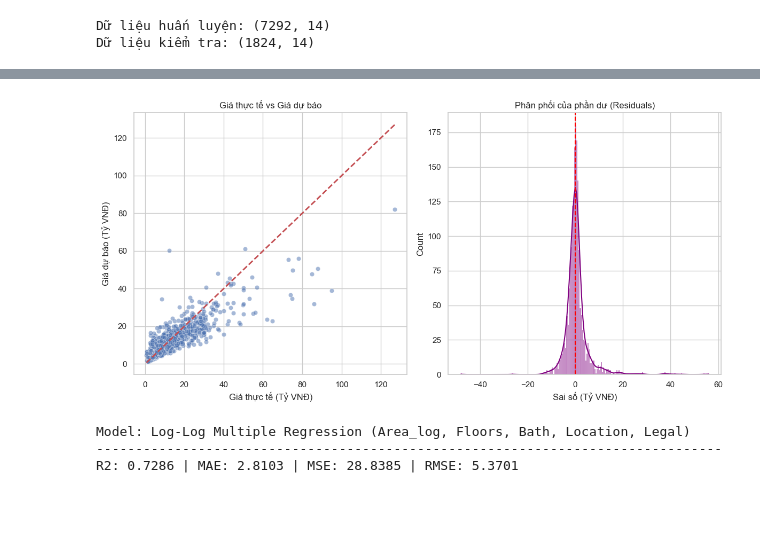
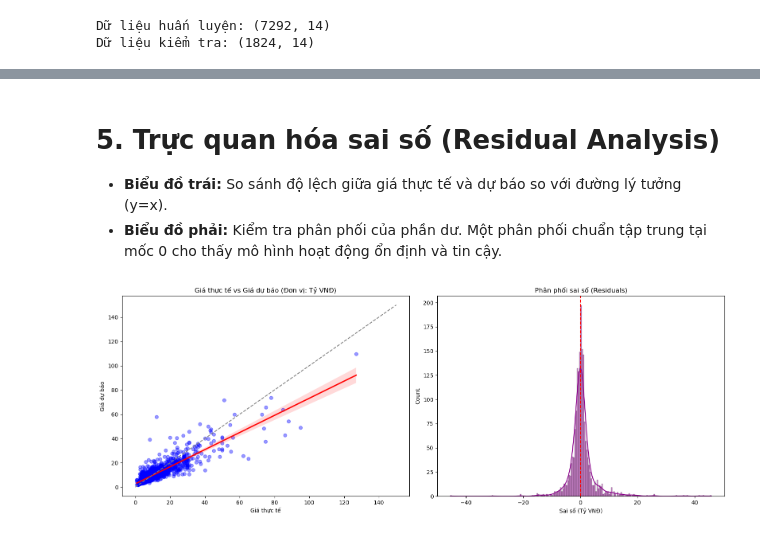
Before and after one commit to pqthinh232/ML-Lab02-Linear_Regression_Project-Real_Estate_Price_Analysis_and_Prediction, a Jupyter notebook: modeling/model_1(QThinh).ipynb, the cells around one changed output, grey strips where cells are left out. Drawn from its saved outputs; the diff is of its cells as text; code cells hidden in the pictures; blank space fills up the shorter version.

```diff
--- a/modeling/model_1(QThinh).ipynb
+++ b/modeling/model_1(QThinh).ipynb
@@ -56,10 +64,10 @@ Số lượng đặc trưng sau khi mã hóa: 37
 # %%
-# Khởi tạo mô hình OLS
-model = LinearRegression()
+# Khởi tạo và huấn luyện mô hình OLS
+final_model = LinearRegression()
+final_model.fit(X_train, y_train)
 
-# Huấn luyện trên thang đo Log
-model.fit(X_train, y_train)
-
-print("Huấn luyện mô hình hoàn tất!")
-print(f"Hệ số chặn (Intercept): {model.intercept_:.4f}")
+print("--- QUY TRÌNH HUẤN LUYỆN HOÀN TẤT ---")
+print(f"Hệ số chặn (Intercept): {final_model.intercept_:.4f}")
+for col, coef in zip(X_train.columns, final_model.coef_):
+    print(f"  > {col}: {coef:.4f}")
 # %% [output]
@@ -105,36 +120,27 @@ display(results)
+# %% [markdown]
+# 5. Trực quan hóa sai số (Residual Analysis)
+* **Biểu đồ trái:** So sánh độ lệch giữa giá thực tế và dự báo so với đường lý tưởng (y=x).
+* **Biểu đồ phải:** Kiểm tra phân phối của phần dư. Một phân phối chuẩn tập trung tại mốc 0 cho thấy mô hình hoạt động ổn định và tin cậy.
 # %%
-plt.figure(figsize=(12, 6))
+plt.figure(figsize=(16, 6))
 
-# Tính toán phần dư (Residuals)
+# Biểu đồ 1: Thực tế vs Dự đoán
+plt.subplot(1, 2, 1)
+sns.regplot(x=y_test_original, y=y_pred_original, scatter_kws={'alpha':0.4, 'color':'blue'}, line_kws={'color':'red'})
+plt.plot([0, 150], [0, 150], '--', color='gray') # Đường lý tưởng
+plt.title("Giá thực tế vs Giá dự báo (Đơn vị: Tỷ VNĐ)")
+plt.xlabel("Giá thực tế")
+plt.ylabel("Giá dự báo")
+
+# Biểu đồ 2: Phân phối phần dư (Residuals)
+plt.subplot(1, 2, 2)
 residuals = y_test_original - y_pred_original
-
-# Vẽ biểu đồ Scatter giữa giá thực tế và giá dự báo
-plt.subplot(1, 2, 1)
-sns.scatterplot(x=y_test_original, y=y_pred_original, alpha=0.5)
-plt.plot([y_test_original.min(), y_test_original.max()],
-         [y_test_original.min(), y_test_original.max()],
-         'r--', lw=2)
-plt.title("Giá thực tế vs Giá dự báo")
-plt.xlabel("Giá thực tế (Tỷ VNĐ)")
-plt.ylabel("Giá dự báo (Tỷ VNĐ)")
-
-# Vẽ biểu đồ phân phối của phần dư
-plt.subplot(1, 2, 2)
-sns.histplot(residuals, kde=True, color='purple')
+sns.histplot(residuals, kde=True, color='darkmagenta')
 plt.axvline(0, color='red', linestyle='--')
-plt.title("Phân phối của phần dư (Residuals)")
+plt.title("Phân phối sai số (Residuals)")
 plt.xlabel("Sai số (Tỷ VNĐ)")
 
 plt.tight_layout()
 plt.show()
 # %% [output]
-[figure, old version]
+[figure, new version]
-# %%
-# In ra dòng để copy vào báo cáo (Đầy đủ 4 chỉ số theo yêu cầu)
-print(f"Model: Log-Log Multiple Regression (Area_log, Floors, Bath, Location, Legal)")
-print("-" * 80)
-print(f"R2: {r2:.4f} | MAE: {mae:.4f} | MSE: {mse:.4f} | RMSE: {rmse:.4f}")
-# %% [output]
-Model: Log-Log Multiple Regression (Area_log, Floors, Bath, Location, Legal)
---------------------------------------------------------------------------------
-R2: 0.7286 | MAE: 2.8103 | MSE: 28.8385 | RMSE: 5.3701
```
Also changed, not shown: parts of 10 cells of this notebook.
